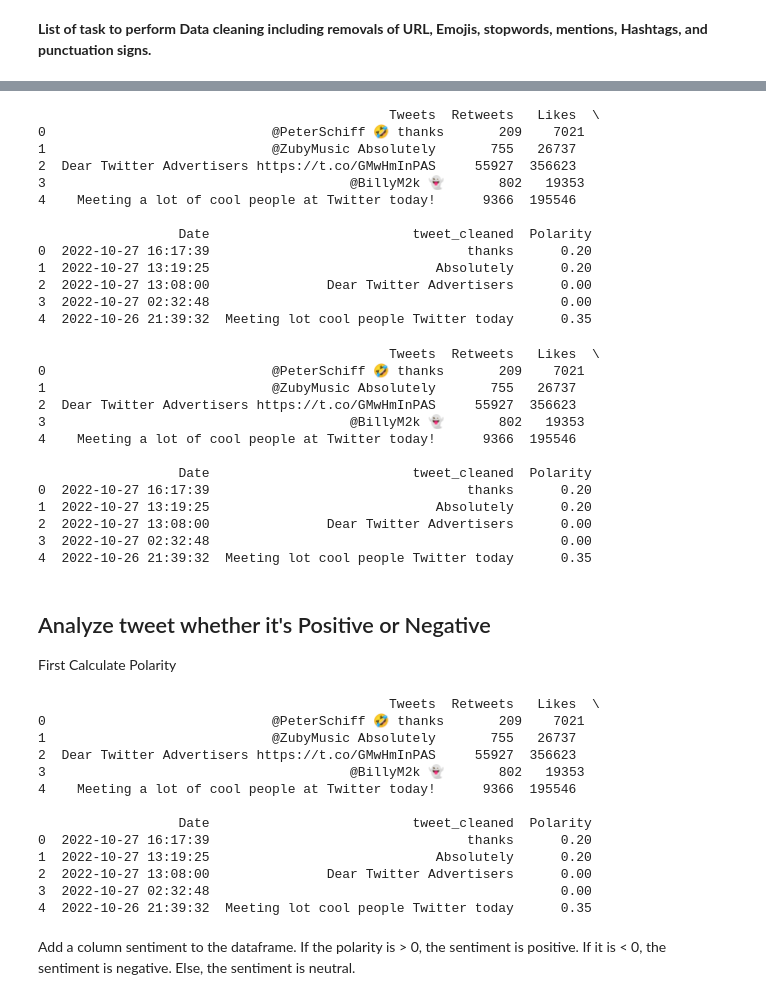
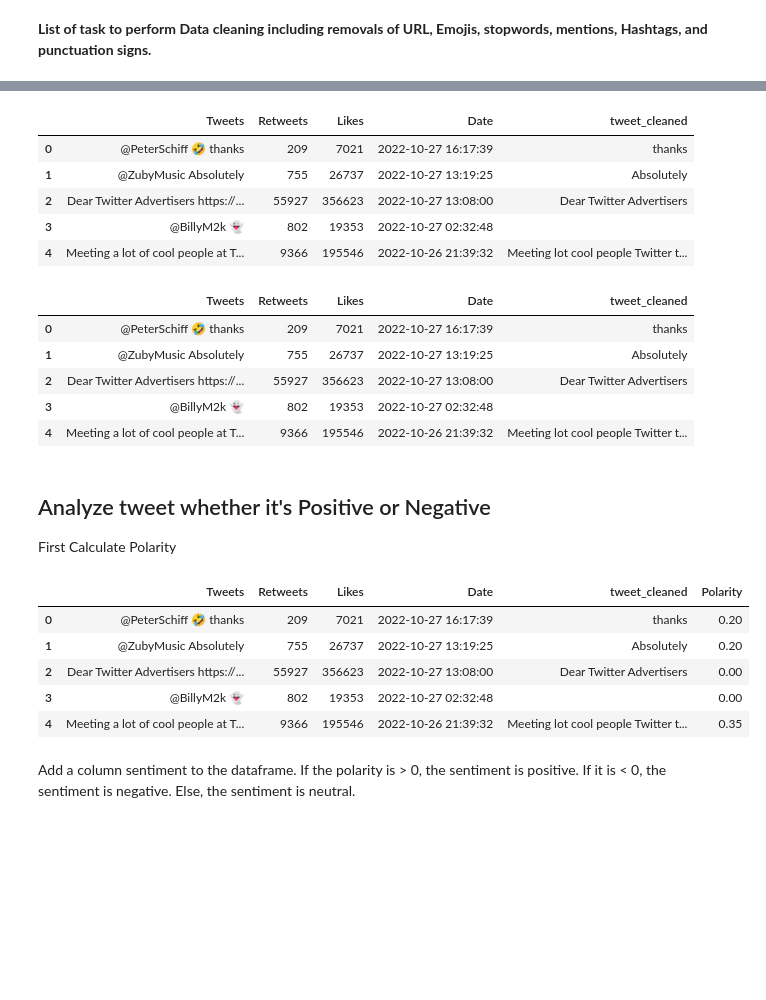
Before and after one commit to Ms-Shaukat/DataAnalyticsProjectsandPortfolio, a Jupyter notebook: Python_Projects /python_project_1/sentiment_analysis.ipynb, the cells around one changed output, grey strips where cells are left out. Drawn from its saved outputs; the diff is of its cells as text; code cells hidden in the pictures; blank space fills up the shorter version.

```diff
--- a/Python_Projects /python_project_1/sentiment_analysis.ipynb
+++ b/Python_Projects /python_project_1/sentiment_analysis.ipynb
@@ -178,68 +121,47 @@ print(df.head())#Emojis removals result
 # %%
 df['tweet_cleaned'] = df['tweet_cleaned'].str.strip()
-print(df.head(5)) #whitespace triming result
+df.head(5) #whitespace triming result
 # %% [output]
-                                             Tweets  Retweets   Likes  \
-0                             @PeterSchiff 🤣 thanks       209    7021
-1                             @ZubyMusic Absolutely       755   26737
-2  Dear Twitter Advertisers https://t.co/GMwHmInPAS     55927  356623
-3                                       @BillyM2k 👻       802   19353
-4    Meeting a lot of cool people at Twitter today!      9366  195546
-
-                  Date                          tweet_cleaned  Polarity
-0  2022-10-27 16:17:39                                 thanks      0.20
-1  2022-10-27 13:19:25                             Absolutely      0.20
-2  2022-10-27 13:08:00               Dear Twitter Advertisers      0.00
-3  2022-10-27 02:32:48                                             0.00
-4  2022-10-26 21:39:32  Meeting lot cool people Twitter today      0.35
+|  | Tweets | Retweets | Likes | Date | tweet_cleaned |
+| 0 | @PeterSchiff 🤣 thanks | 209 | 7021 | 2022-10-27 16:17:39 | thanks |
+| 1 | @ZubyMusic Absolutely | 755 | 26737 | 2022-10-27 13:19:25 | Absolutely |
+| 2 | Dear Twitter Advertisers https://... | 55927 | 356623 | 2022-10-27 13:08:00 | Dear Twitter Advertisers |
+| 3 | @BillyM2k 👻 | 802 | 19353 | 2022-10-27 02:32:48 |  |
+| 4 | Meeting a lot of cool people at T... | 9366 | 195546 | 2022-10-26 21:39:32 | Meeting lot cool people Twitter t... |
 # %%
 lemmatizer = WordNetLemmatizer()
 df['tweet_cleaned'] = df['tweet_cleaned'].apply(lambda x: ' '.join([lemmatizer.lemmatize(word) for word in word_tokenize(x)]))
 # %%
 df['tweet_cleaned'] = df['tweet_cleaned']
-print(df.head(5))
-#I already stored everything inside this new column and updating it on every step. I didn't create function as it'll the reptetion of cide
+df.head(5)
+#I already stored everything inside this new column and updating it on every step. I didn't create function as it'll the reptetion of code
 # %% [output]
-                                             Tweets  Retweets   Likes  \
-0                             @PeterSchiff 🤣 thanks       209    7021
-1                             @ZubyMusic Absolutely       755   26737
-2  Dear Twitter Advertisers https://t.co/GMwHmInPAS     55927  356623
-3                                       @BillyM2k 👻       802   19353
-4    Meeting a lot of cool people at Twitter today!      9366  195546
-
-                  Date                          tweet_cleaned  Polarity
-0  2022-10-27 16:17:39                                 thanks      0.20
-1  2022-10-27 13:19:25                             Absolutely      0.20
-2  2022-10-27 13:08:00               Dear Twitter Advertisers      0.00
-3  2022-10-27 02:32:48                                             0.00
-4  2022-10-26 21:39:32  Meeting lot cool people Twitter today      0.35
+|  | Tweets | Retweets | Likes | Date | tweet_cleaned |
+| 0 | @PeterSchiff 🤣 thanks | 209 | 7021 | 2022-10-27 16:17:39 | thanks |
+| 1 | @ZubyMusic Absolutely | 755 | 26737 | 2022-10-27 13:19:25 | Absolutely |
+| 2 | Dear Twitter Advertisers https://... | 55927 | 356623 | 2022-10-27 13:08:00 | Dear Twitter Advertisers |
+| 3 | @BillyM2k 👻 | 802 | 19353 | 2022-10-27 02:32:48 |  |
+| 4 | Meeting a lot of cool people at T... | 9366 | 195546 | 2022-10-26 21:39:32 | Meeting lot cool people Twitter t... |
 # %% [markdown]
 ## Analyze tweet whether it's Positive or Negative
 First Calculate Polarity
 # %%
 from textblob import TextBlob
 
 # Create a function to get the polarity
 def getPolarity (twt):
   return TextBlob(twt).sentiment.polarity
 
 # Create a new column to save the results of the created function
 df['Polarity'] = df['tweet_cleaned'].apply(getPolarity)
-print(df.head())
+df.head()
 # %% [output]
-                                             Tweets  Retweets   Likes  \
-0                             @PeterSchiff 🤣 thanks       209    7021
-1                             @ZubyMusic Absolutely       755   26737
-2  Dear Twitter Advertisers https://t.co/GMwHmInPAS     55927  356623
-3                                       @BillyM2k 👻       802   19353
-4    Meeting a lot of cool people at Twitter today!      9366  195546
-
-                  Date                          tweet_cleaned  Polarity
-0  2022-10-27 16:17:39                                 thanks      0.20
-1  2022-10-27 13:19:25                             Absolutely      0.20
-2  2022-10-27 13:08:00               Dear Twitter Advertisers      0.00
-3  2022-10-27 02:32:48                                             0.00
-4  2022-10-26 21:39:32  Meeting lot cool people Twitter today      0.35
+|  | Tweets | Retweets | Likes | Date | tweet_cleaned | Polarity |
+| 0 | @PeterSchiff 🤣 thanks | 209 | 7021 | 2022-10-27 16:17:39 | thanks | 0.20 |
+| 1 | @ZubyMusic Absolutely | 755 | 26737 | 2022-10-27 13:19:25 | Absolutely | 0.20 |
+| 2 | Dear Twitter Advertisers https://... | 55927 | 356623 | 2022-10-27 13:08:00 | Dear Twitter Advertisers | 0.00 |
+| 3 | @BillyM2k 👻 | 802 | 19353 | 2022-10-27 02:32:48 |  | 0.00 |
+| 4 | Meeting a lot of cool people at T... | 9366 | 195546 | 2022-10-26 21:39:32 | Meeting lot cool people Twitter t... | 0.35 |
 # %% [markdown]
 Add a column sentiment to the dataframe. If the polarity is > 0, the sentiment is positive. If it is < 0, the sentiment is negative. Else, the sentiment is neutral.
 # %%
```
Also changed, not shown: parts of 9 cells of this notebook.
